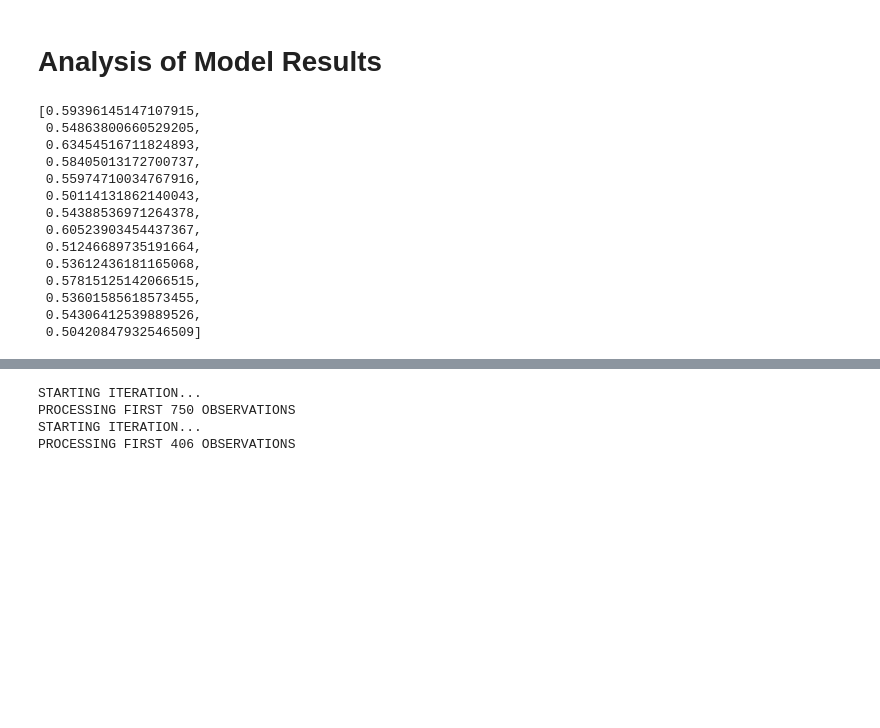
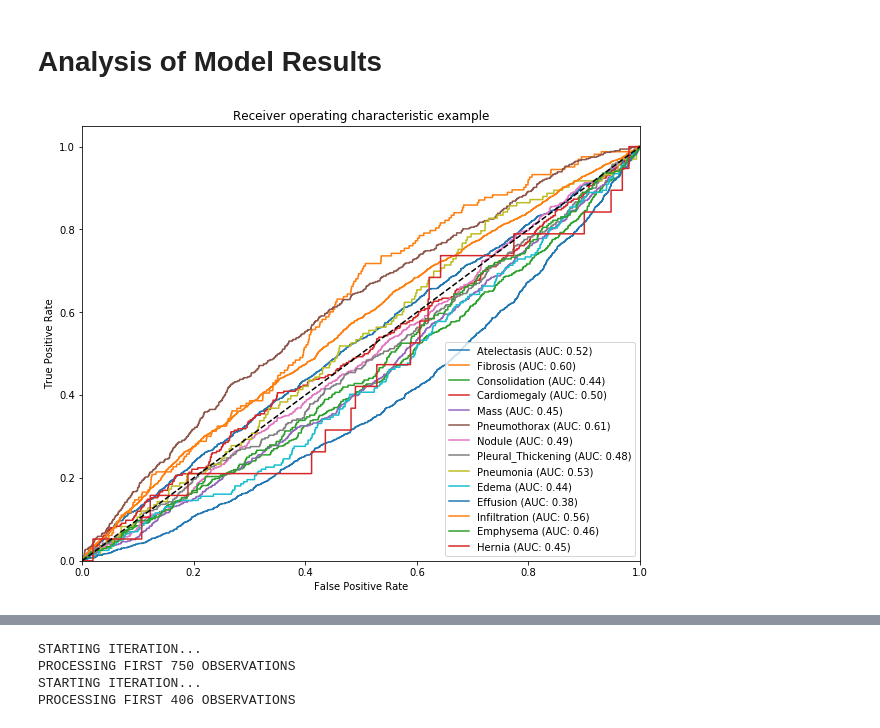
Before and after one commit to pmanion0/xrayproj, a Jupyter notebook: Train Neural Network.ipynb, the cells around one changed output, grey strips where cells are left out. Drawn from its saved outputs; the diff is of its cells as text; code cells hidden in the pictures; blank space fills up the shorter version.

```diff
--- a/Train Neural Network.ipynb
+++ b/Train Neural Network.ipynb
@@ -748,0 +754,19 @@ class ModelEvaluator:
+# %%
+def plot_auc_curves(in_evaluator):
+    index_to_label = {idx: val for val, idx in img_data_train.label_to_index.items()}
+    auc_out = in_evaluator.m_auc.value()
+
+    plt.figure(figsize=(10,8))
+
+    for idx, (auc, tpr, fpr) in enumerate(auc_out):
+        disease = index_to_label[idx]
+        plt.plot(fpr, tpr, label="{0} (AUC: {1:0.2f})".format(disease, auc))
+
+    plt.plot([0, 1], [0, 1], 'k--')
+    plt.xlim([0.0, 1.0])
+    plt.ylim([0.0, 1.05])
+    plt.xlabel('False Positive Rate')
+    plt.ylabel('True Positive Rate')
+    plt.title('Receiver operating characteristic example')
+    plt.legend(loc="lower right")
+    plt.show()
@@ -752,21 +790,0 @@ model_eval.run()
-# %%
-output = []
-for i in range(14):
-    v, _, _ = model_eval.m_auc.meters[i].value()
-    output.append(v)
-output
-# %% [output]
-[0.59396145147107915,
- 0.54863800660529205,
- 0.63454516711824893,
- 0.58405013172700737,
- 0.55974710034767916,
- 0.50114131862140043,
- 0.54388536971264378,
- 0.60523903454437367,
- 0.51246689735191664,
- 0.53612436181165068,
- 0.57815125142066515,
- 0.53601585618573455,
- 0.54306412539889526,
- 0.50420847932546509]
@@ -773,3 +799,7 @@ output
+# %%
+plot_auc_curves(model_eval)
+# %% [output]
+[figure, added]
 # %%
 obs_id = 7
 p, a = model_eval.score_obs((img_data_train[obs_id][0].unsqueeze(0), img_data_train[obs_id][1].unsqueeze(0)))
```
Also changed, not shown: parts of 9 cells of this notebook.
